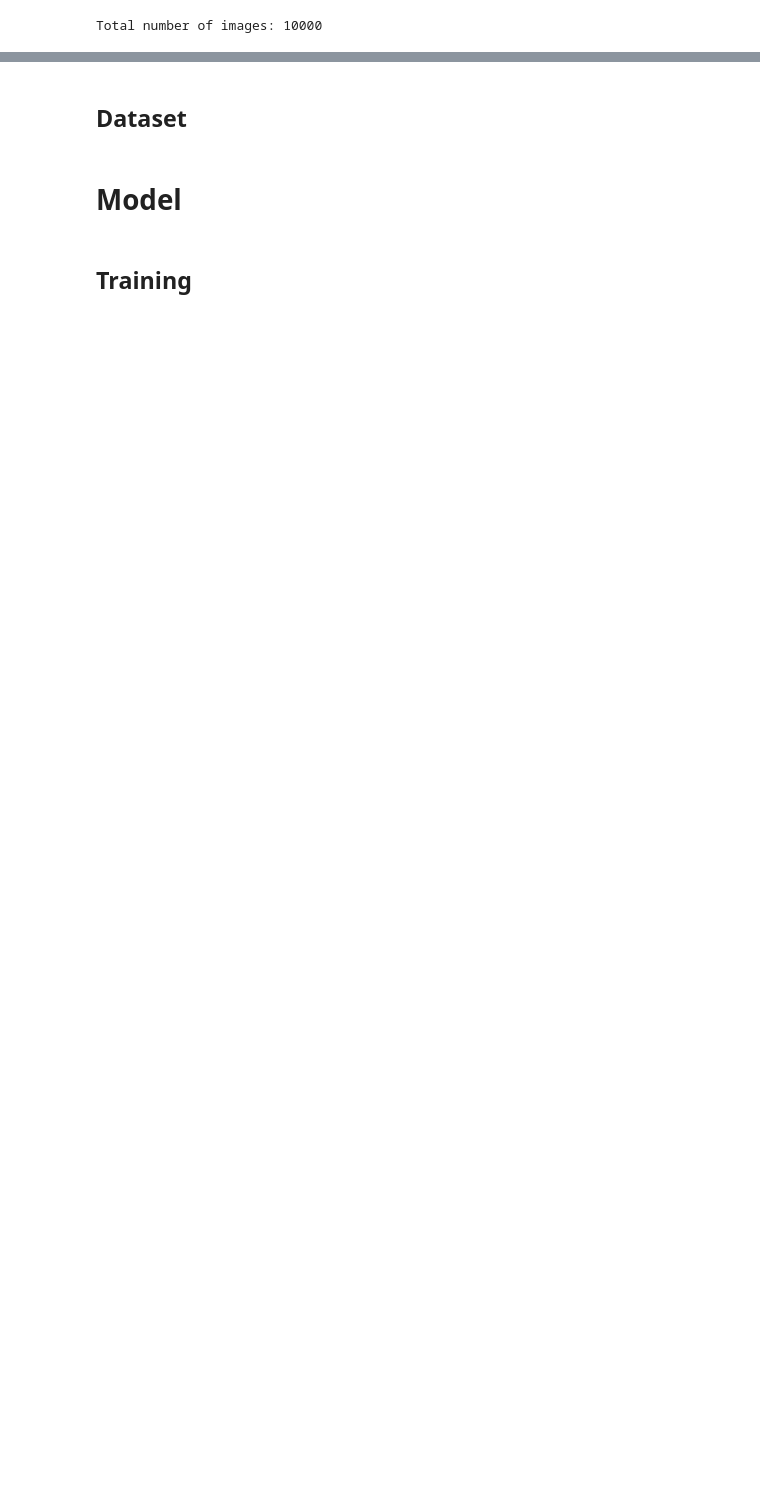
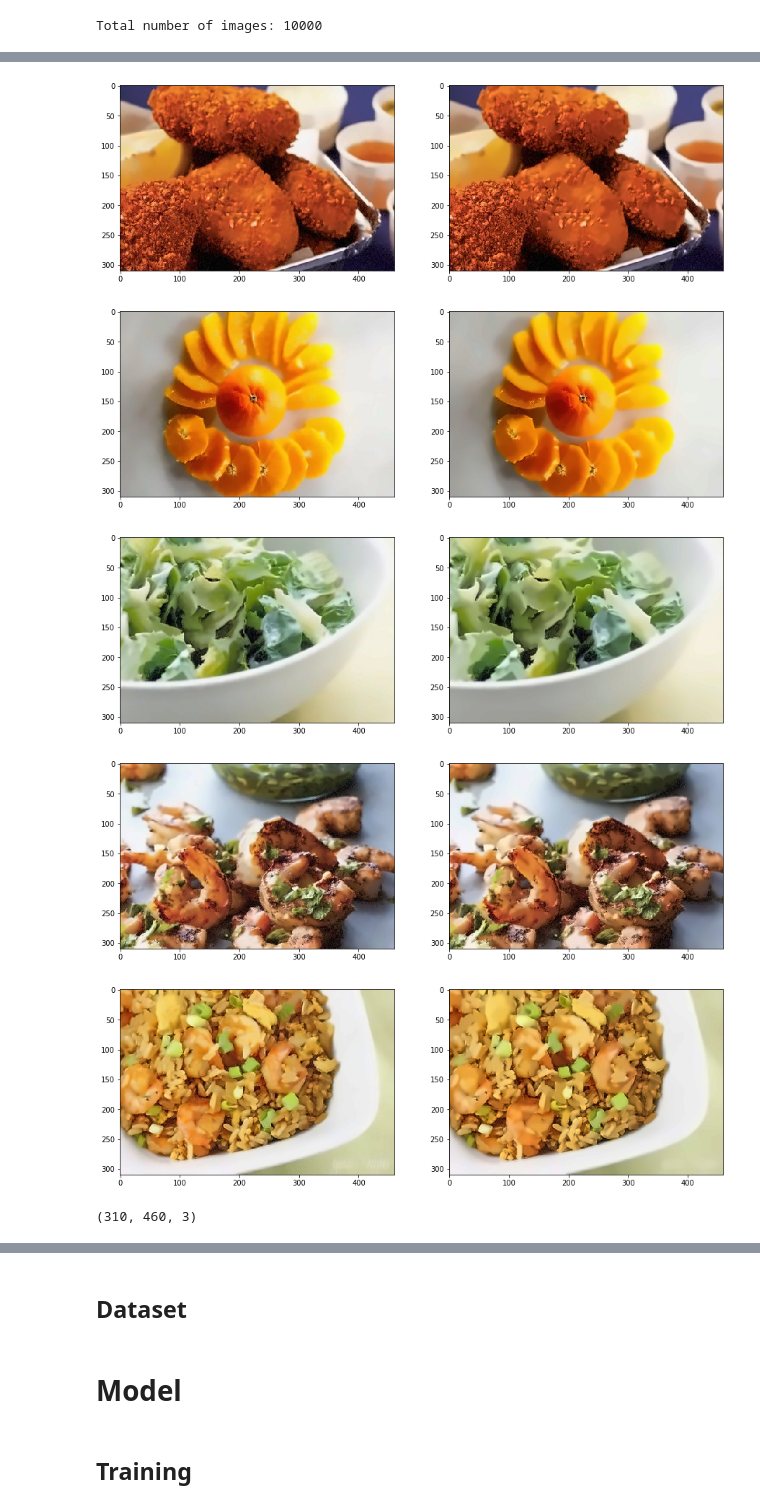
Before and after one commit to dvdblk/iml20, a Jupyter notebook: task_4/task_4.ipynb, the cells around one changed output, grey strips where cells are left out. Drawn from its saved outputs; the diff is of its cells as text; code cells hidden in the pictures; blank space fills up the shorter version.

```diff
--- a/task_4/task_4.ipynb
+++ b/task_4/task_4.ipynb
@@ -69,3 +70,0 @@ images = load_images()
-# %%
-for i, image in tqdm(enumerate(images), desc="Normalizing images", total=len(images)):
-    images[i] = cv2.normalize(image, None, alpha=0, beta=1, norm_type=cv2.NORM_MINMAX, dtype=cv2.CV_32F)
@@ -71,0 +73,23 @@ for i, image in tqdm(enumerate(images), desc="Normalizing images", total=len(ima
+# %%
+import matplotlib.pyplot as plt
+
+for image in images[100:105]:
+    image = cv2.cvtColor(image, cv2.COLOR_BGR2RGB)
+    dst = cv2.fastNlMeansDenoisingColored(image, None, 4, 4, 7, 21)
+    f = plt.figure()
+    f.set_figheight(15)
+    f.set_figwidth(15)
+    f.add_subplot(1,2, 1)
+    plt.imshow(image)
+    f.add_subplot(1,2, 2)
+    plt.imshow(dst)
+    plt.show(block=True)
+
+images[0].shape
+# %% [output]
+[figure, added]
+[figure, added]
+[figure, added]
+[figure, added]
+[figure, added]
+(310, 460, 3)
```
Also changed, not shown: parts of 17 cells of this notebook, 3 other files.
